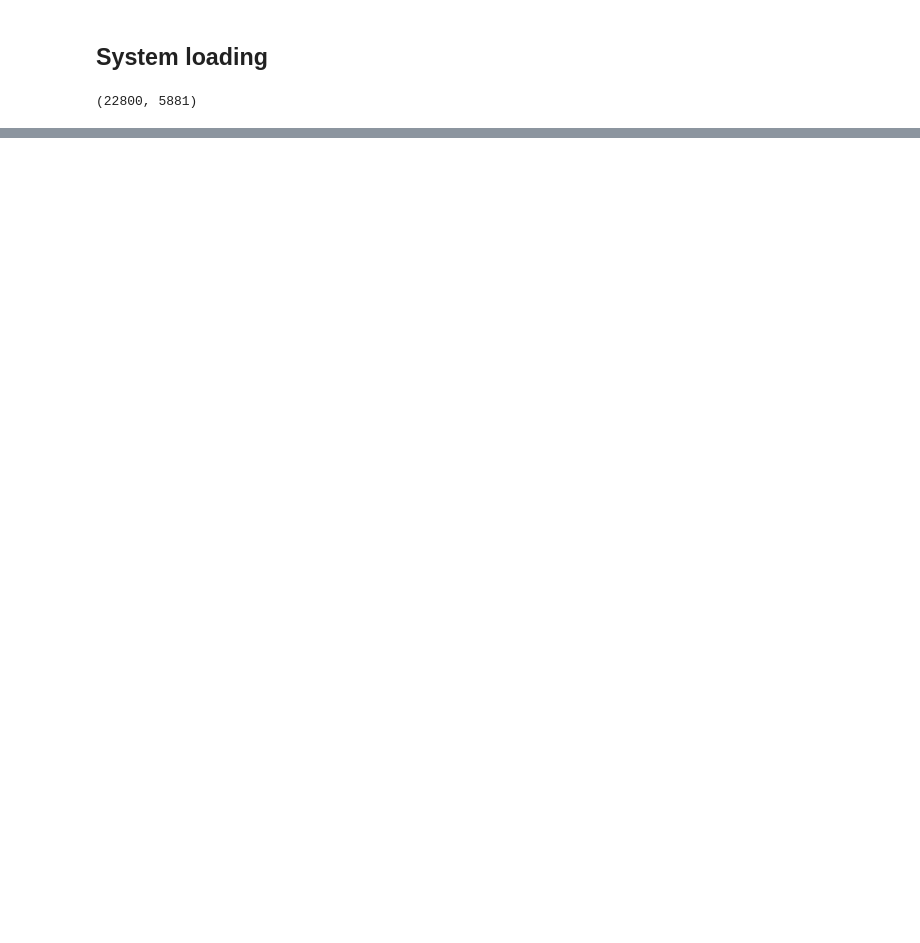
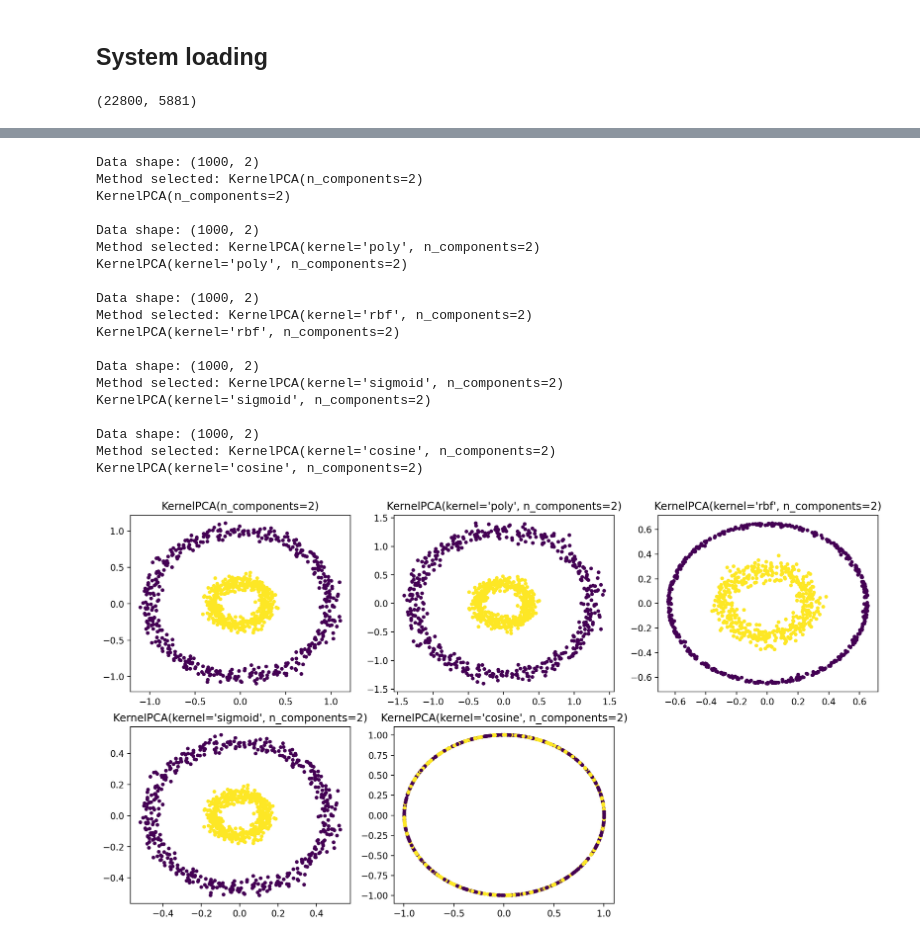
Before and after one commit to imagdau/MLanalysis, a Jupyter notebook: LiquidElectrolyte/2.dimreduction/dimreduction.ipynb, the cells around one changed output, grey strips where cells are left out. Saved outputs shown, nothing was run; the diff lists cells and outputs as text; code cells hidden in the pictures; blank space fills up the shorter version.

```diff
--- a/LiquidElectrolyte/2.dimreduction/dimreduction.ipynb
+++ b/LiquidElectrolyte/2.dimreduction/dimreduction.ipynb
@@ -110,0 +235,44 @@ np.save(prod_dir+save_name, dimred_data)
+# %%
+from sklearn.datasets import make_circles
+X, y = make_circles(n_samples=1_000, factor=0.3, noise=0.05, random_state=0)
+# %%
+# embedding method and dict
+method = 'kpca'
+emb_dict = dict(
+    n_components = 2,
+)
+# %%
+fig, ax = plotTools.get_axes(len(kernel_list), 3)
+
+for i,k in enumerate(kernel_list):
+
+    emb_dict.update(kernel=k)
+    embedding = get_embedding(data=X, method=method, method_dict=emb_dict, fit=False)
+    print(embedding, '\n')
+
+    Xemb = embedding.fit_transform(X)
+
+    ax[i].scatter(Xemb[:,0], Xemb[:,1], c=y, s=10)
+    ax[i].set_title(embedding)
+# fig.savefig("strange_kpca_reduction")
+# %% [output]
+Data shape: (1000, 2)
+Method selected: KernelPCA(n_components=2)
+KernelPCA(n_components=2)
+
+Data shape: (1000, 2)
+Method selected: KernelPCA(kernel='poly', n_components=2)
+KernelPCA(kernel='poly', n_components=2)
+
+Data shape: (1000, 2)
+Method selected: KernelPCA(kernel='rbf', n_components=2)
+KernelPCA(kernel='rbf', n_components=2)
+
+Data shape: (1000, 2)
+Method selected: KernelPCA(kernel='sigmoid', n_components=2)
+KernelPCA(kernel='sigmoid', n_components=2)
+
+Data shape: (1000, 2)
+Method selected: KernelPCA(kernel='cosine', n_components=2)
+KernelPCA(kernel='cosine', n_components=2)
+[figure, added]
```
Also changed, not shown: parts of 34 cells of this notebook, 47 other files.
